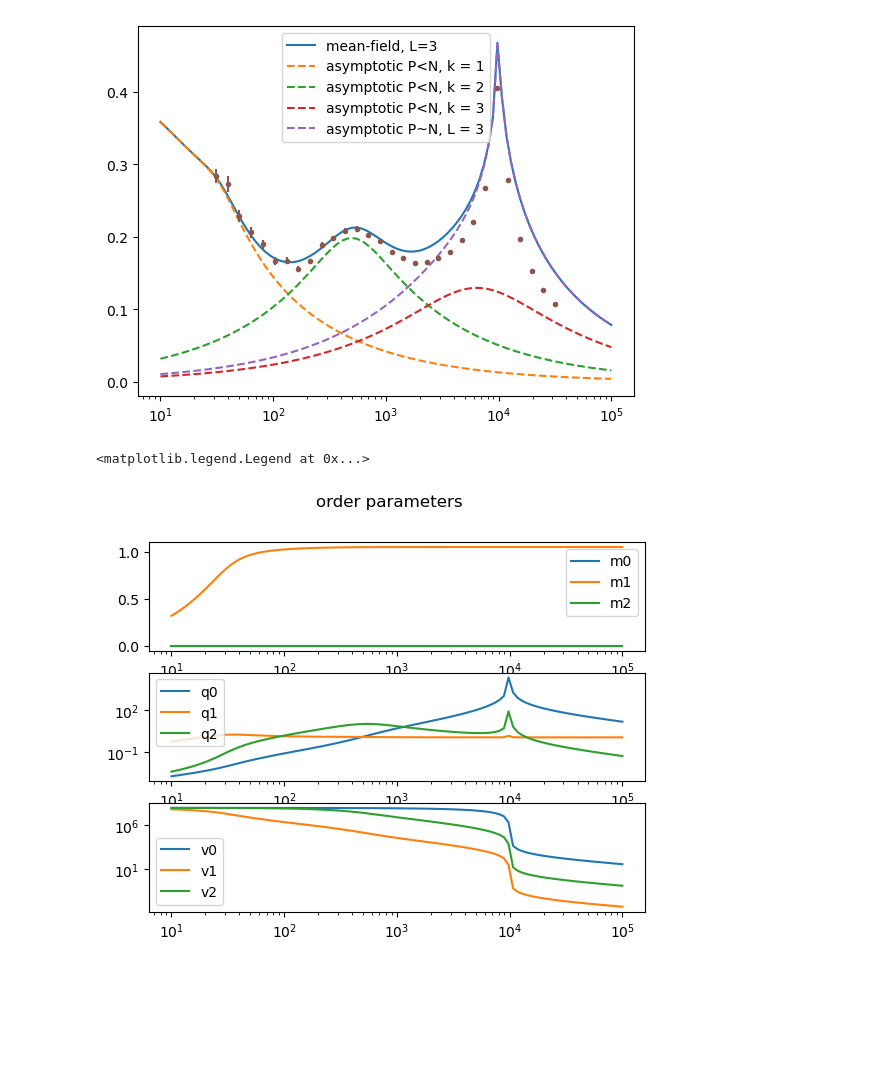
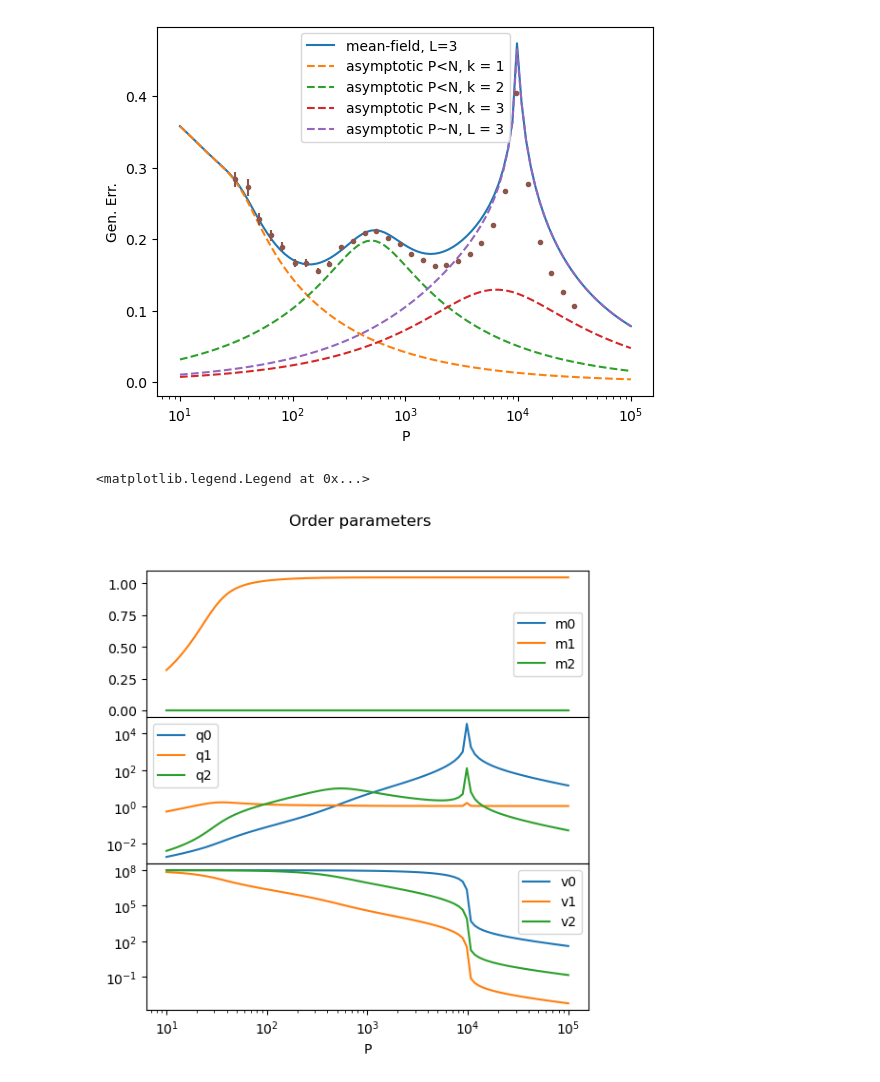
Before and after one commit to MauroPastore/RandomFeatures, a Jupyter notebook: saddlePoint.ipynb, the cells around one changed output. Saved outputs shown, nothing was run; the diff lists cells and outputs as text; code cells hidden in the pictures; blank space fills up the shorter version.

Commit message:
Adding plots vs D

```diff
--- a/saddlePoint.ipynb
+++ b/saddlePoint.ipynb
@@ -331,29 +333,37 @@ plt.plot(Ps,np.array(EgsAsI3),'--',label="asymptotic P<N, k = 3")
 plt.plot(Ps,np.array(EgsAsII),'--',label="asymptotic P~N, L = 3")
 plt.errorbar(PsNum,EgsNum,yerr=EgsNumErr,fmt='.')
 plt.xscale('log')
+plt.xlabel('P')
+plt.ylabel('Gen. Err.')
 plt.legend()
 plt.show()
 # %% [output]
-[figure, old version]
+[figure, new version]
 # %%
-fig,(plM,plQ,plV) = plt.subplots(3)
-fig.suptitle("order parameters")
+fig,(plM,plQ,plV) = plt.subplots(3,figsize=(6,6))
+plt.subplots_adjust(hspace=0)
+fig.suptitle("Order parameters")
 plQ.plot(Ps,np.array(q0s),label="q0")
 plQ.plot(Ps,np.array(q1s),label="q1")
 plQ.plot(Ps,np.array(q2s),label="q2")
 plM.plot(Ps,np.array(m0s),label="m0")
 plM.plot(Ps,np.array(m1s),label="m1")
 plM.plot(Ps,np.array(m2s),label="m2")
 plV.plot(Ps,np.array(v0s),label="v0")
 plV.plot(Ps,np.array(v1s),label="v1")
 plV.plot(Ps,np.array(v2s),label="v2")
 plQ.set(xscale='log',yscale='log')
+plQ.set_xticks([])
+plQ.set_xticks([],minor=True)
 plM.set(xscale='log')
+plM.set_xticks([])
+plM.set_xticks([],minor=True)
 plV.set(xscale='log',yscale='log')
+plV.set_xlabel('P')
 plQ.legend()
 plM.legend()
 plV.legend()
 # %% [output]
 <matplotlib.legend.Legend at 0x...>
-[figure, old version]
+[figure, new version]
 # %%
```
Also changed, not shown: parts of 8 cells of this notebook, 3 other files.
